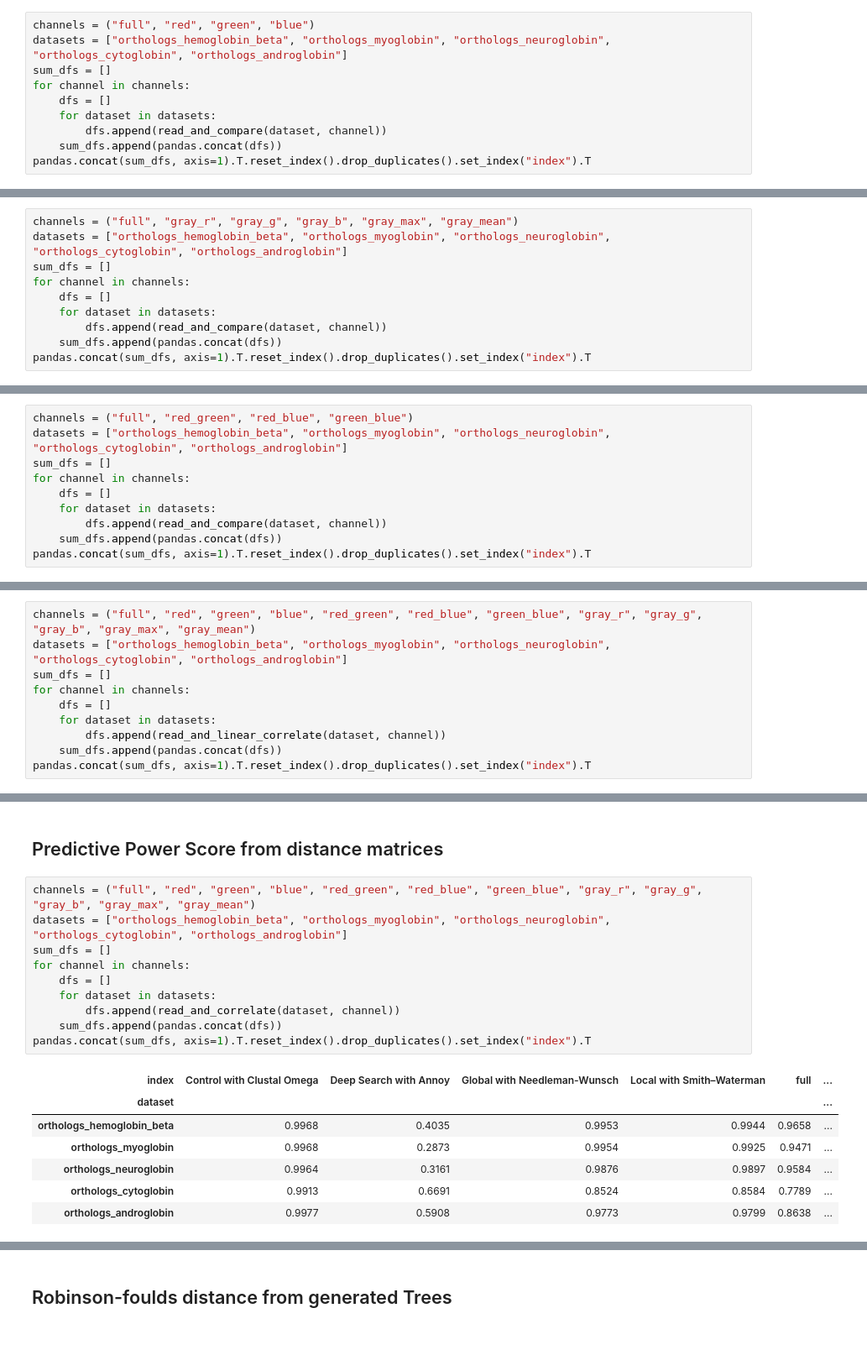
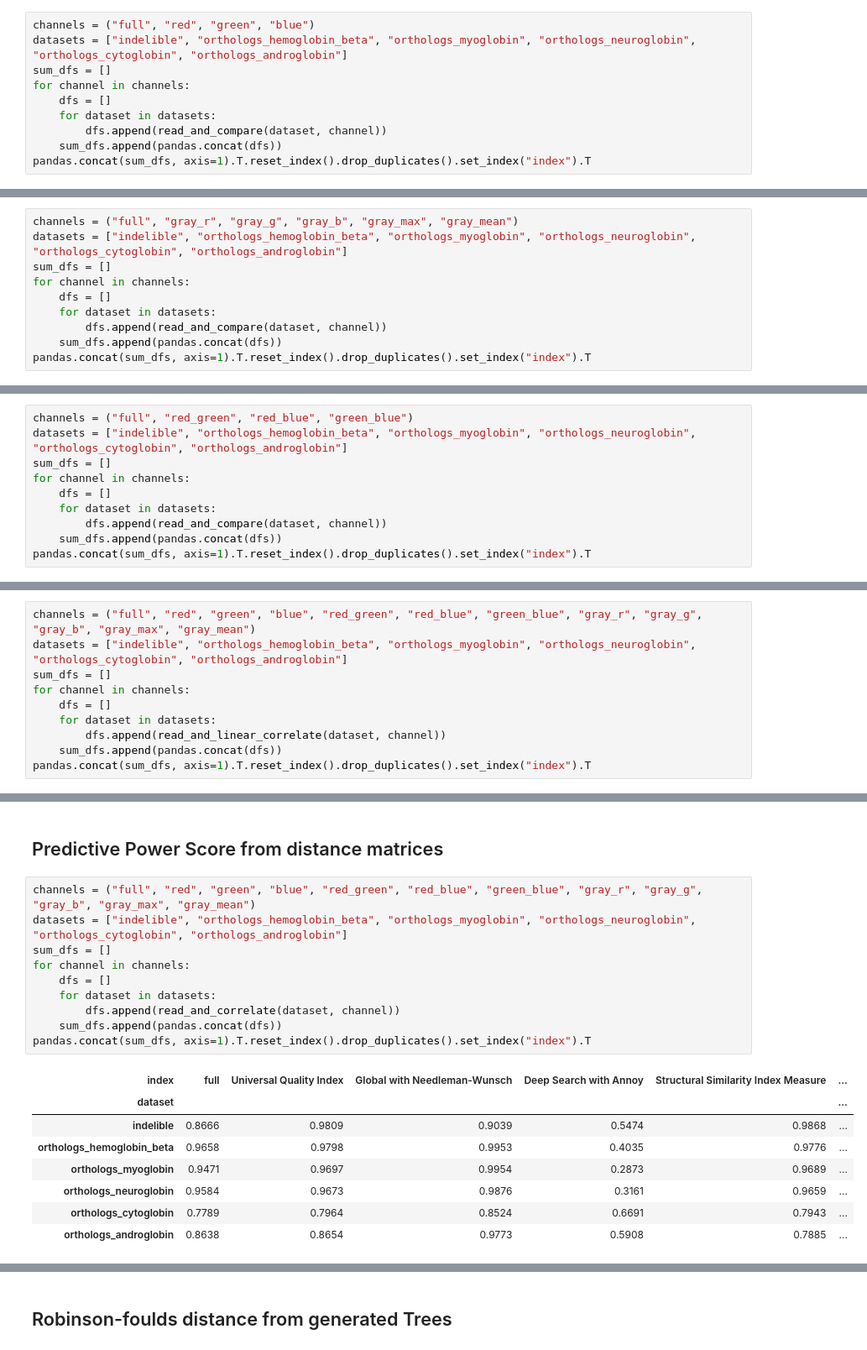
Before and after one commit to TreeTechDev/biomodelml, a Jupyter notebook: notebooks/results/v2/Feature Analysis by Channel.ipynb, the cells around one changed output, grey strips where cells are left out. Shown at 84% size. Cells and saved outputs as stored; diff of their text form.

```diff
--- a/notebooks/results/v2/Feature Analysis by Channel.ipynb
+++ b/notebooks/results/v2/Feature Analysis by Channel.ipynb
@@ -52,6 +53,6 @@ pandas.concat(sum_dfs, axis=1).T.reset_index().drop_duplicates().set_index("inde
 # %%
 channels = ("full", "red", "green", "blue")
-datasets = ["orthologs_hemoglobin_beta", "orthologs_myoglobin", "orthologs_neuroglobin", "orthologs_cytoglobin", "orthologs_androglobin"]
+datasets = ["indelible", "orthologs_hemoglobin_beta", "orthologs_myoglobin", "orthologs_neuroglobin", "orthologs_cytoglobin", "orthologs_androglobin"]
 sum_dfs = []
 for channel in channels:
     dfs = []
@@ -70,6 +72,6 @@ pandas.concat(sum_dfs, axis=1).T.reset_index().drop_duplicates().set_index("inde
 # %%
 channels = ("full", "gray_r", "gray_g", "gray_b", "gray_max", "gray_mean")
-datasets = ["orthologs_hemoglobin_beta", "orthologs_myoglobin", "orthologs_neuroglobin", "orthologs_cytoglobin", "orthologs_androglobin"]
+datasets = ["indelible", "orthologs_hemoglobin_beta", "orthologs_myoglobin", "orthologs_neuroglobin", "orthologs_cytoglobin", "orthologs_androglobin"]
 sum_dfs = []
 for channel in channels:
     dfs = []
@@ -89,6 +92,6 @@ pandas.concat(sum_dfs, axis=1).T.reset_index().drop_duplicates().set_index("inde
 # %%
 channels = ("full", "red_green", "red_blue", "green_blue")
-datasets = ["orthologs_hemoglobin_beta", "orthologs_myoglobin", "orthologs_neuroglobin", "orthologs_cytoglobin", "orthologs_androglobin"]
+datasets = ["indelible", "orthologs_hemoglobin_beta", "orthologs_myoglobin", "orthologs_neuroglobin", "orthologs_cytoglobin", "orthologs_androglobin"]
 sum_dfs = []
 for channel in channels:
     dfs = []
@@ -122,7 +126,7 @@ def read_and_linear_correlate(dataset, channel="full"):
 ## Linear Correlation from distance matrices
 # %%
 channels = ("full", "red", "green", "blue", "red_green", "red_blue", "green_blue", "gray_r", "gray_g", "gray_b", "gray_max", "gray_mean")
-datasets = ["orthologs_hemoglobin_beta", "orthologs_myoglobin", "orthologs_neuroglobin", "orthologs_cytoglobin", "orthologs_androglobin"]
+datasets = ["indelible", "orthologs_hemoglobin_beta", "orthologs_myoglobin", "orthologs_neuroglobin", "orthologs_cytoglobin", "orthologs_androglobin"]
 sum_dfs = []
 for channel in channels:
     dfs = []
@@ -158,19 +163,20 @@ def read_and_correlate(dataset, channel="full"):
 ## Predictive Power Score from distance matrices
 # %%
 channels = ("full", "red", "green", "blue", "red_green", "red_blue", "green_blue", "gray_r", "gray_g", "gray_b", "gray_max", "gray_mean")
-datasets = ["orthologs_hemoglobin_beta", "orthologs_myoglobin", "orthologs_neuroglobin", "orthologs_cytoglobin", "orthologs_androglobin"]
+datasets = ["indelible", "orthologs_hemoglobin_beta", "orthologs_myoglobin", "orthologs_neuroglobin", "orthologs_cytoglobin", "orthologs_androglobin"]
 sum_dfs = []
 for channel in channels:
     dfs = []
     for dataset in datasets:
         dfs.append(read_and_correlate(dataset, channel))
     sum_dfs.append(pandas.concat(dfs))
 pandas.concat(sum_dfs, axis=1).T.reset_index().drop_duplicates().set_index("index").T
 # %% [output]
-| index | Control with Clustal Omega | Deep Search with Annoy | Global with Needleman-Wunsch | Local with Smith–Waterman | full | ... |
+| index | full | Universal Quality Index | Global with Needleman-Wunsch | Deep Search with Annoy | Structural Similarity Index Measure | ... |
 | dataset |  |  |  |  |  | ... |
-| orthologs_hemoglobin_beta | 0.9968 | 0.4035 | 0.9953 | 0.9944 | 0.9658 | ... |
-| orthologs_myoglobin | 0.9968 | 0.2873 | 0.9954 | 0.9925 | 0.9471 | ... |
-| orthologs_neuroglobin | 0.9964 | 0.3161 | 0.9876 | 0.9897 | 0.9584 | ... |
-| orthologs_cytoglobin | 0.9913 | 0.6691 | 0.8524 | 0.8584 | 0.7789 | ... |
-| orthologs_androglobin | 0.9977 | 0.5908 | 0.9773 | 0.9799 | 0.8638 | ... |
+| indelible | 0.8666 | 0.9809 | 0.9039 | 0.5474 | 0.9868 | ... |
+| orthologs_hemoglobin_beta | 0.9658 | 0.9798 | 0.9953 | 0.4035 | 0.9776 | ... |
+| orthologs_myoglobin | 0.9471 | 0.9697 | 0.9954 | 0.2873 | 0.9689 | ... |
+| orthologs_neuroglobin | 0.9584 | 0.9673 | 0.9876 | 0.3161 | 0.9659 | ... |
+| orthologs_cytoglobin | 0.7789 | 0.7964 | 0.8524 | 0.6691 | 0.7943 | ... |
+| orthologs_androglobin | 0.8638 | 0.8654 | 0.9773 | 0.5908 | 0.7885 | ... |
```
Also changed, not shown: parts of 11 cells of this notebook.
